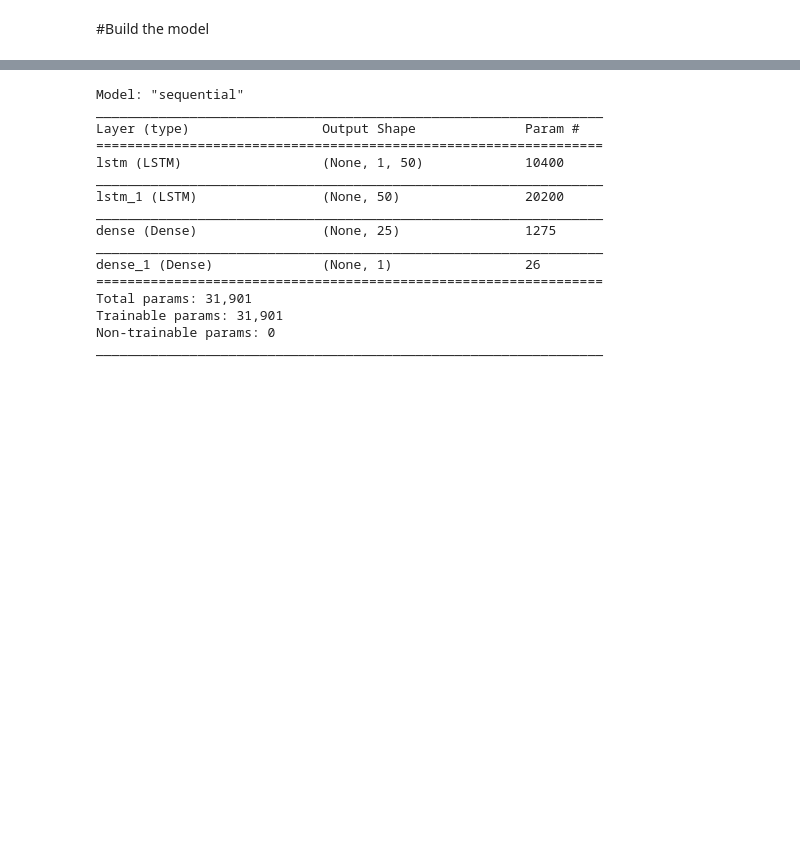
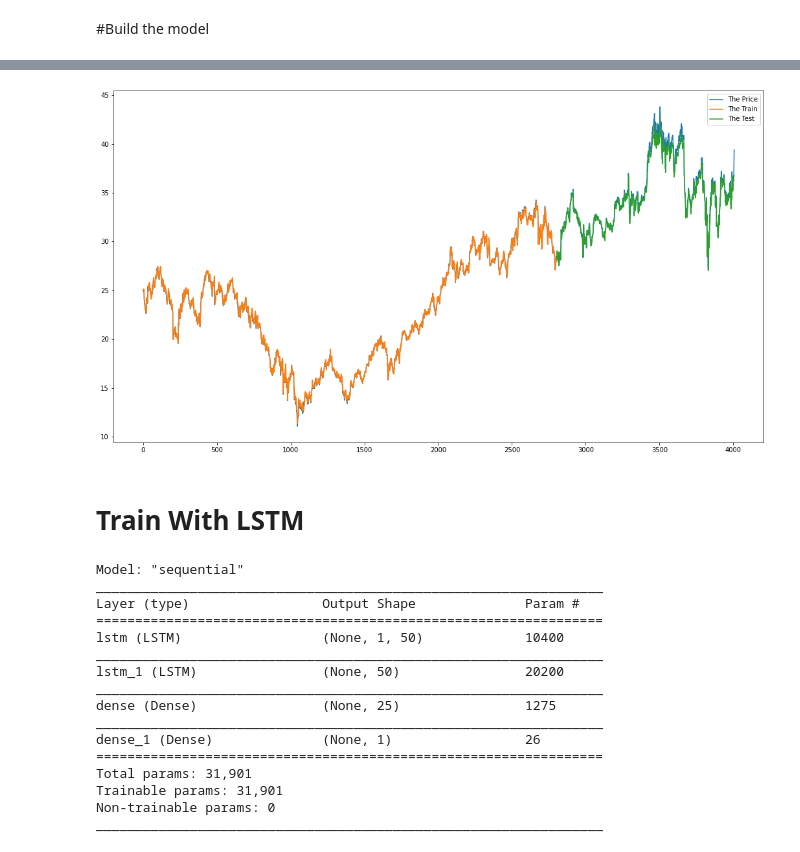
Before and after one commit to meshalalsultan/Train-LSTM-for-Fizer-Stock-, a Jupyter notebook: Build_Stock_Predection_Network_for_PFE_Stock.ipynb, the cells around one changed output, grey strips where cells are left out. Saved outputs shown, nothing was run; the diff lists cells and outputs as text; code cells hidden in the pictures; blank space fills up the shorter version.

```diff
--- a/Build_Stock_Predection_Network_for_PFE_Stock.ipynb
+++ b/Build_Stock_Predection_Network_for_PFE_Stock.ipynb
@@ -143,0 +196,5 @@ from keras.callbacks import EarlyStopping
+# %%
+train_pred = model_1.predict(train_x)
+test_pred = model_1.predict(test_x)
+
+print(train_pred)
@@ -143,0 +209,7 @@ from keras.callbacks import EarlyStopping
+# %%
+train_pred = scaler.inverse_transform(train_pred)
+train_y = scaler.inverse_transform([train_y])
+test_pred = scaler.inverse_transform(test_pred)
+test_y = scaler.inverse_transform([test_y])
+
+print(train_pred)
@@ -144,3 +224,22 @@ from keras.callbacks import EarlyStopping
+# %%
+train_pred_plot = np.empty_like(scaled_data)
+train_pred_plot[:,:] =np.nan
+train_pred_plot[1:len(train_pred) +1 , :] = train_pred
+# %%
+test_pred_plot = np.empty_like(scaled_data)
+test_pred_plot[:,:] = np.nan
+test_pred_plot [len(train_pred)+2 +1:len(scaled_data)-1 , :] = test_pred
+# %%
+plt.figure(figsize=(18,10))
+plt.plot(scaler.inverse_transform(scaled_data))
+plt.plot(train_pred_plot)
+plt.plot(test_pred_plot)
+plt.legend(['The Price' , 'The Train' , 'The Test'])
+plt.show()
+# %% [output]
+[figure, added]
+# %% [markdown]
+# Train With LSTM
 # %%
 model = Sequential()
 model.add(LSTM(50, return_sequences=True, input_shape=(1,1)))
```
Also changed, not shown: parts of 15 cells of this notebook.
